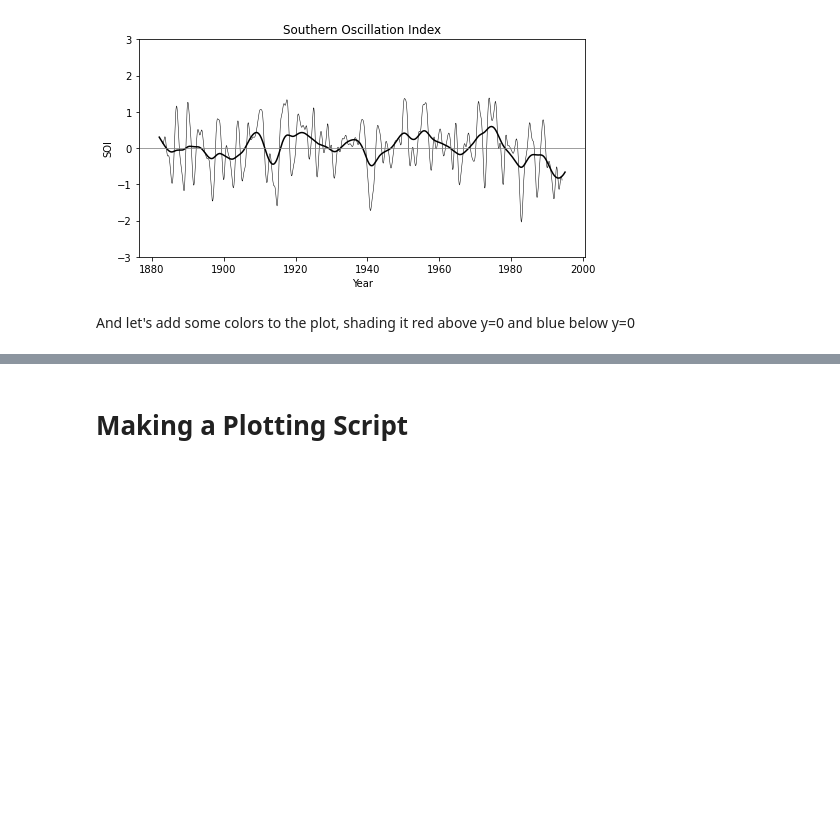
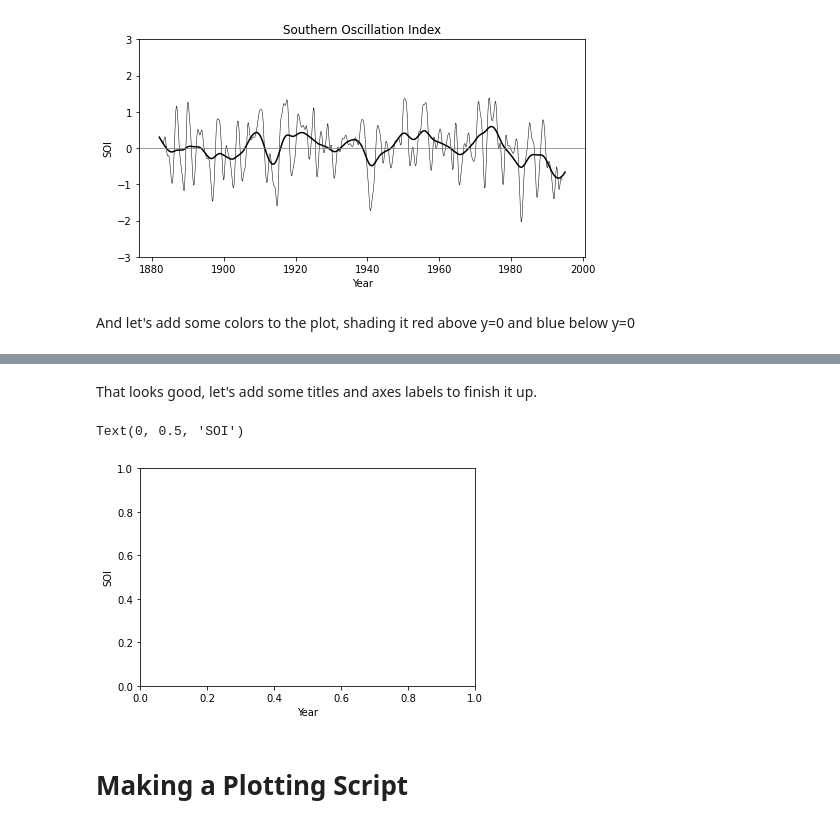
Before and after one commit to anissa111/matplotlib-tutorial, a Jupyter notebook: Prerelease.ipynb, the cells around one changed output, grey strips where cells are left out. Drawn from its saved outputs; the diff is of its cells as text; code cells hidden in the pictures; blank space fills up the shorter version.

```diff
--- a/Prerelease.ipynb
+++ b/Prerelease.ipynb
@@ -157,3 +153,12 @@ fig
+# %% [markdown]
+That looks good, let's add some titles and axes labels to finish it up.
+# %%
+ax.set_title("Southern Oscillation Index")
+plt.xlabel('Year')
+plt.ylabel('SOI')
+# %% [output]
+Text(0, 0.5, 'SOI')
+[figure, added]
 # %% [markdown]
 # Making a Plotting Script
 # %% [markdown]
```
Also changed, not shown: parts of 2 cells of this notebook, 1 other file.
